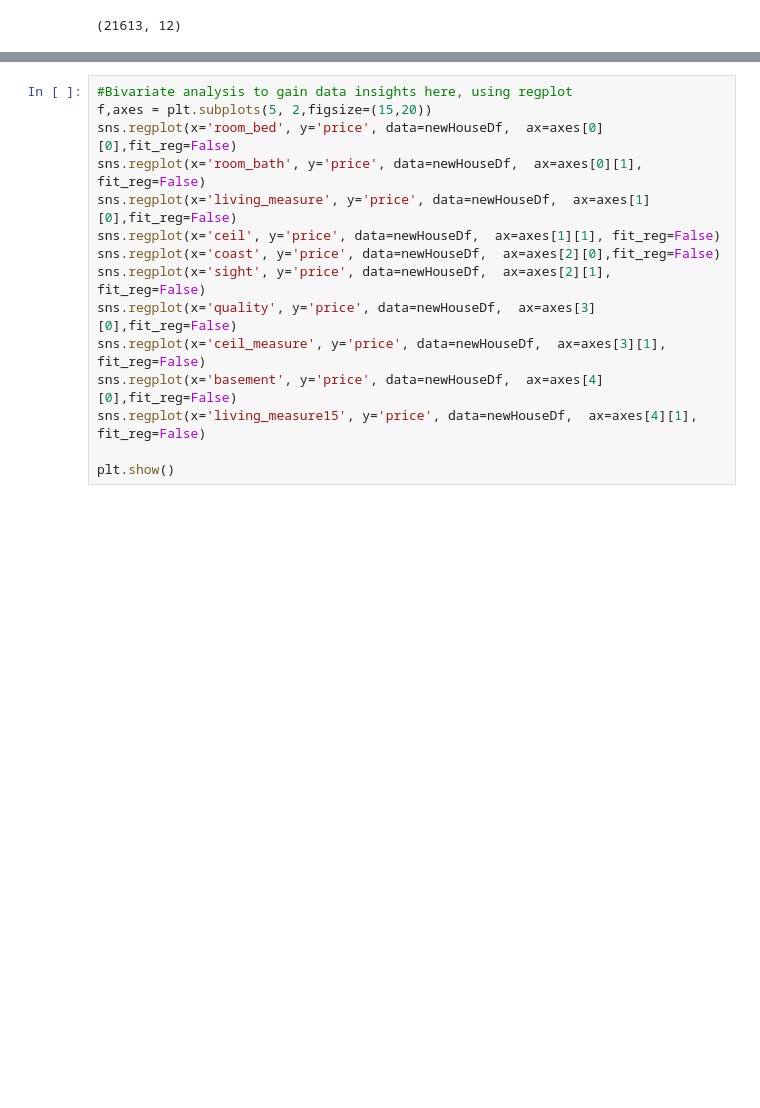
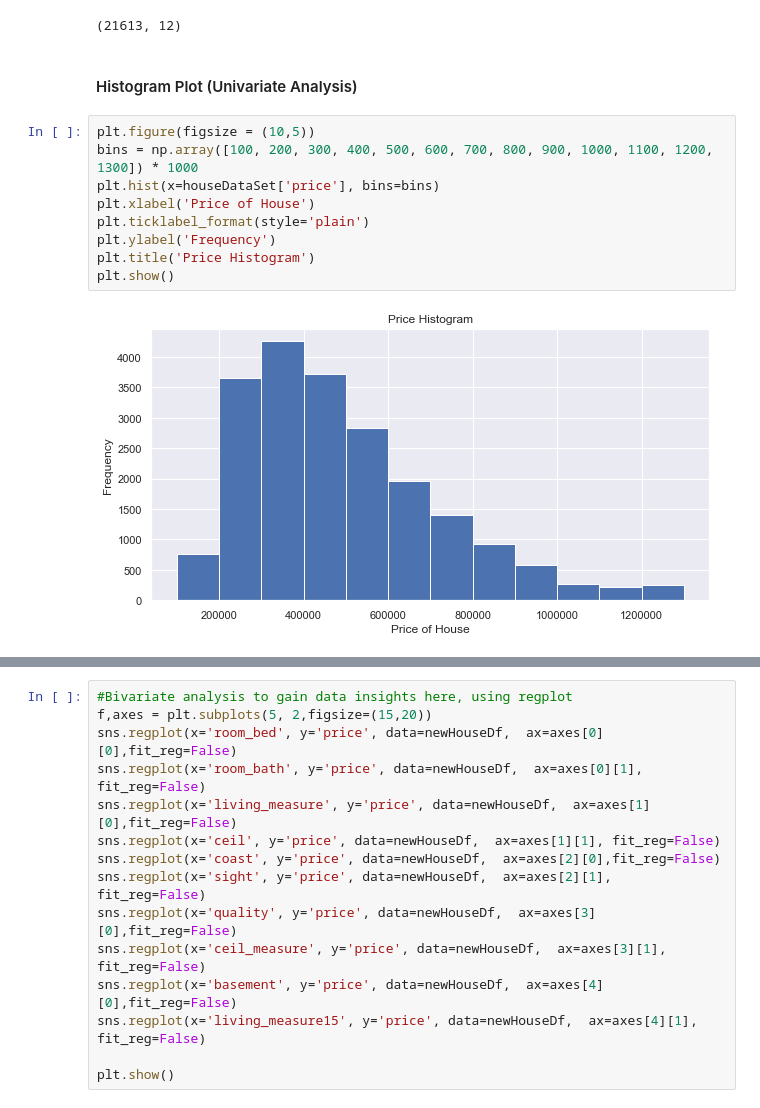
Before and after one commit to indrachatterjee86/capstoneML, a Jupyter notebook: code/MasterFile.ipynb, the cells around one changed output, grey strips where cells are left out. Saved outputs shown, nothing was run; the diff lists cells and outputs as text; blank space fills up the shorter version.

```diff
--- a/code/MasterFile.ipynb
+++ b/code/MasterFile.ipynb
@@ -220,3 +229,16 @@ newHouseDf.head(2)
 newHouseDf.shape
 # %% [output]
 (21613, 12)
+# %% [markdown]
+#### Histogram Plot (Univariate Analysis)
+# %%
+plt.figure(figsize = (10,5))
+bins = np.array([100, 200, 300, 400, 500, 600, 700, 800, 900, 1000, 1100, 1200, 1300]) * 1000
+plt.hist(x=houseDataSet['price'], bins=bins)
+plt.xlabel('Price of House')
+plt.ticklabel_format(style='plain')
+plt.ylabel('Frequency')
+plt.title('Price Histogram')
+plt.show()
+# %% [output]
+[figure, added]
```
Also changed, not shown: parts of 14 cells of this notebook, 1 other file.
